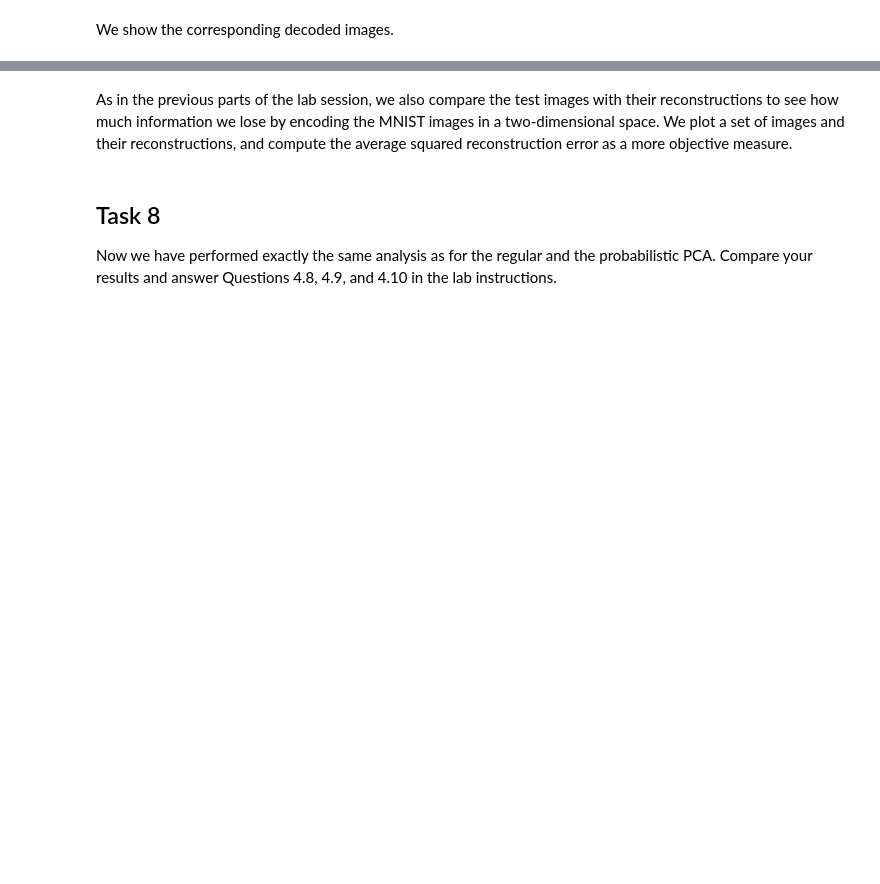
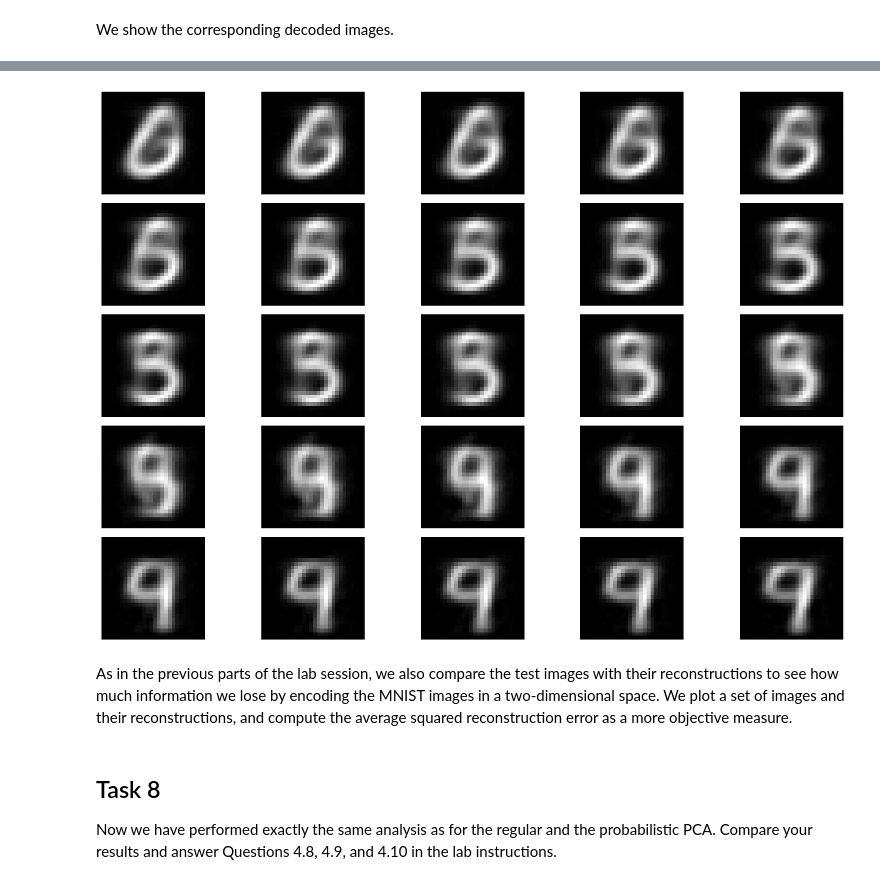
Before and after one commit to inquizition/Algorithms, a Jupyter notebook: Bayesian/VAE/VAE_manual.ipynb, the cells around one changed output, grey strips where cells are left out. Saved outputs shown, nothing was run; the diff lists cells and outputs as text; code cells hidden in the pictures; blank space fills up the shorter version.

```diff
--- a/Bayesian/VAE/VAE_manual.ipynb
+++ b/Bayesian/VAE/VAE_manual.ipynb
@@ -1111,7 +906,7 @@ Read through and try to understand the implementation of the training procedure
 # %% [markdown]
 In contrast to the regular nonlinear model without encoder, we can encode the images of the MNIST data set and repeat the same analysis as for the PPCA model.
 # %%
-model = model1
+model = model2
 # %%
 print(np.shape(train_data.dataset.data))
 print(np.shape(train_data.dataset.data))
@@ -1318,3 +1143,41 @@ NameError: name 'zgrid' is not defined
+# %%
+# Ensure zgrid is a PyTorch tensor
+zgrid_tensor = torch.from_numpy(zgrid).float()  # Convert zgrid to a PyTorch tensor
+device = torch.device("cuda" if torch.cuda.is_available() else "cpu")
+
+# Use the model to decode the grid of latent vectors
+with torch.no_grad():
+    xgrid = model.decode(zgrid_tensor.to(device))  # Ensure zgrid_tensor is on the same device as the model
+
+def plot_images(images, grid_size=(10, 1), figsize=(10, 1)):
+    """
+    Plots a grid of images.
+
+    Parameters:
+    - images: PyTorch tensor of shape (N, C, H, W)
+    - grid_size: Tuple indicating the grid size, e.g., (rows, columns)
+    - figsize: Figure size
+    """
+    fig, axs = plt.subplots(nrows=grid_size[0], ncols=grid_size[1], figsize=figsize,
+                            subplot_kw={'xticks': [], 'yticks': []})
+
+    for i, ax in enumerate(axs.flat):
+        img = images[i].cpu().detach().numpy()  # Convert the tensor to a NumPy array
+        #img = np.transpose(img, (1, 2, 0))  # Change from (C, H, W) to (H, W, C)
+        img = np.clip(img, 0, 1)  # Ensure the image values are valid
+        img = img.reshape(28,28)
+        ax.imshow(img, cmap='gray')
+        ax.axis('off')
+
+    plt.tight_layout()
+    plt.show()
+
+# Assuming xgrid is a tensor of shape (N, C, H, W), where
+# N is the number of images, C is the number of channels, and H, W are the height and width
+# Adjust grid_size accordingly if you have more images
+plot_images(xgrid, grid_size=(5, 5), figsize=(15, 10))  # Adjust grid size and figure size as needed
+# %% [output]
+[figure, added]
 # %% [markdown]
 As in the previous parts of the lab session, we also compare the test images with their reconstructions to see how much information we lose by encoding the MNIST images in a two-dimensional space. We plot a set of images and their reconstructions, and compute the average squared reconstruction error as a more objective measure.
 # %%
```
Also changed, not shown: parts of 13 cells of this notebook, 2 other files.
